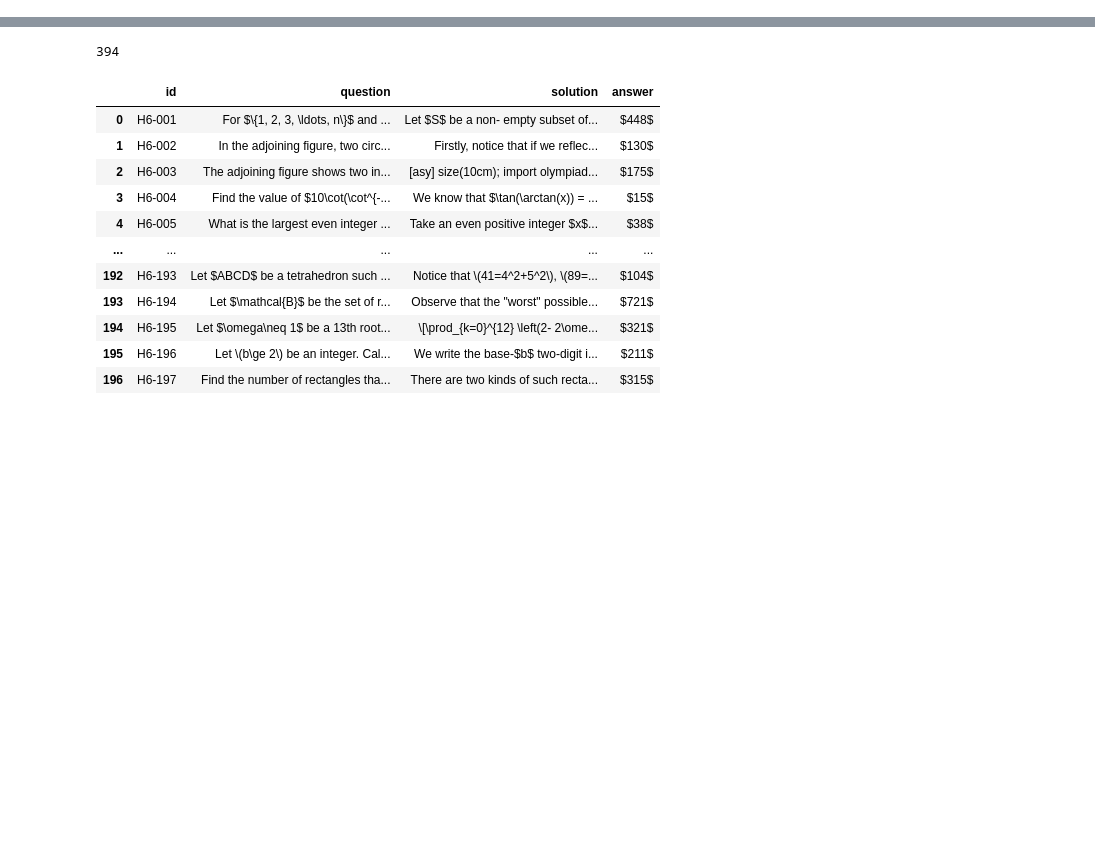
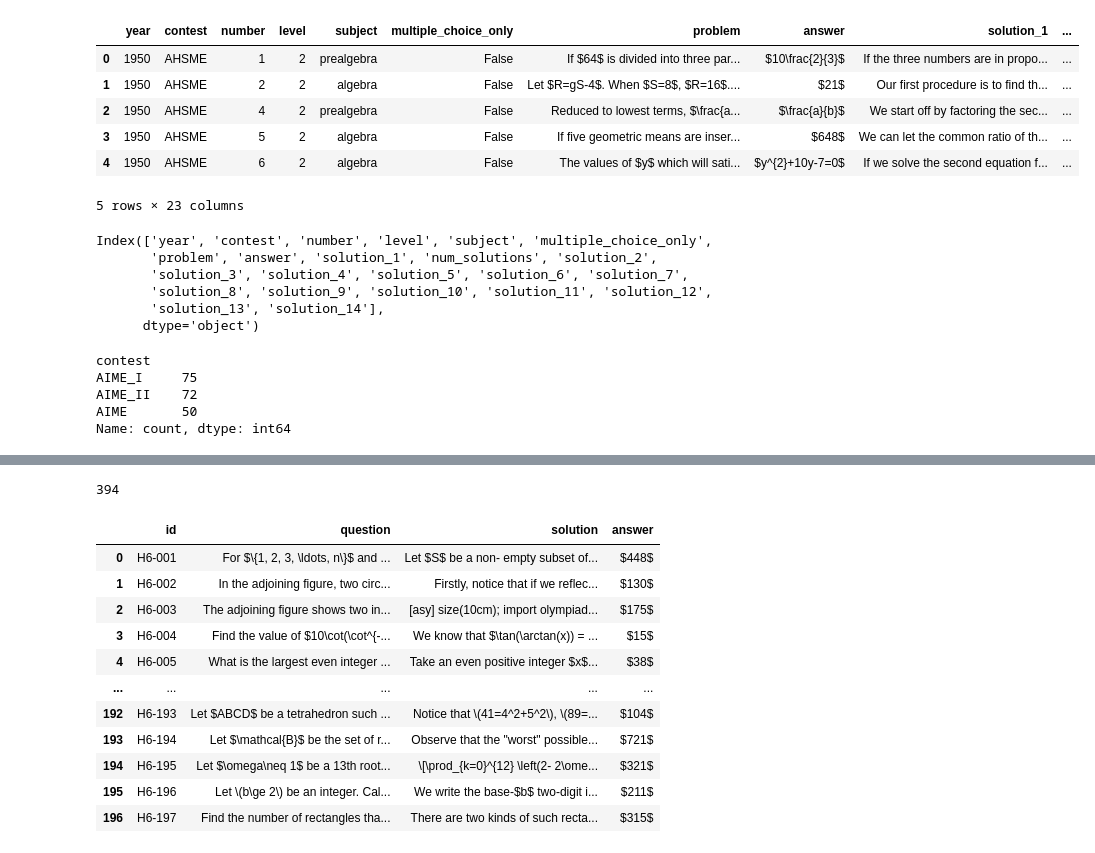
Before and after one commit to adityatadimeti/reasoning-distillation, a Jupyter notebook: notebooks/harp-prep.ipynb, the cells around one changed output, grey strips where cells are left out. Saved outputs shown, nothing was run; the diff lists cells and outputs as text; code cells hidden in the pictures; blank space fills up the shorter version.

```diff
--- a/notebooks/harp-prep.ipynb
+++ b/notebooks/harp-prep.ipynb
@@ -3,3 +3,33 @@ import json, random, pathlib, pandas as pd
 
 DATA = pathlib.Path('HARP.jsonl')
 records = [json.loads(l) for l in DATA.open()]
+# %%
+# Convert records list to pandas DataFrame
+df = pd.DataFrame(records)
+df.head()
+# %% [output]
+|  | year | contest | number | level | subject | multiple_choice_only | problem | answer | solution_1 | ... |
+| 0 | 1950 | AHSME | 1 | 2 | prealgebra | False | If $64$ is divided into three par... | $10\frac{2}{3}$ | If the three numbers are in propo... | ... |
+| 1 | 1950 | AHSME | 2 | 2 | algebra | False | Let $R=gS-4$. When $S=8$, $R=16$.... | $21$ | Our first procedure is to find th... | ... |
+| 2 | 1950 | AHSME | 4 | 2 | prealgebra | False | Reduced to lowest terms, $\frac{a... | $\frac{a}{b}$ | We start off by factoring the sec... | ... |
+| 3 | 1950 | AHSME | 5 | 2 | algebra | False | If five geometric means are inser... | $648$ | We can let the common ratio of th... | ... |
+| 4 | 1950 | AHSME | 6 | 2 | algebra | False | The values of $y$ which will sati... | $y^{2}+10y-7=0$ | If we solve the second equation f... | ... |
+5 rows × 23 columns
+# %%
+l6_df = df[df['level'] == 6]
+l6_df.columns
+# %% [output]
+Index(['year', 'contest', 'number', 'level', 'subject', 'multiple_choice_only',
+       'problem', 'answer', 'solution_1', 'num_solutions', 'solution_2',
+       'solution_3', 'solution_4', 'solution_5', 'solution_6', 'solution_7',
+       'solution_8', 'solution_9', 'solution_10', 'solution_11', 'solution_12',
+       'solution_13', 'solution_14'],
+      dtype='object')
+# %%
+l6_df['contest'].value_counts()
+# %% [output]
+contest
+AIME_I     75
+AIME_II    72
+AIME       50
+Name: count, dtype: int64
```
Also changed, not shown: parts of 6 cells of this notebook, 6 other files.
